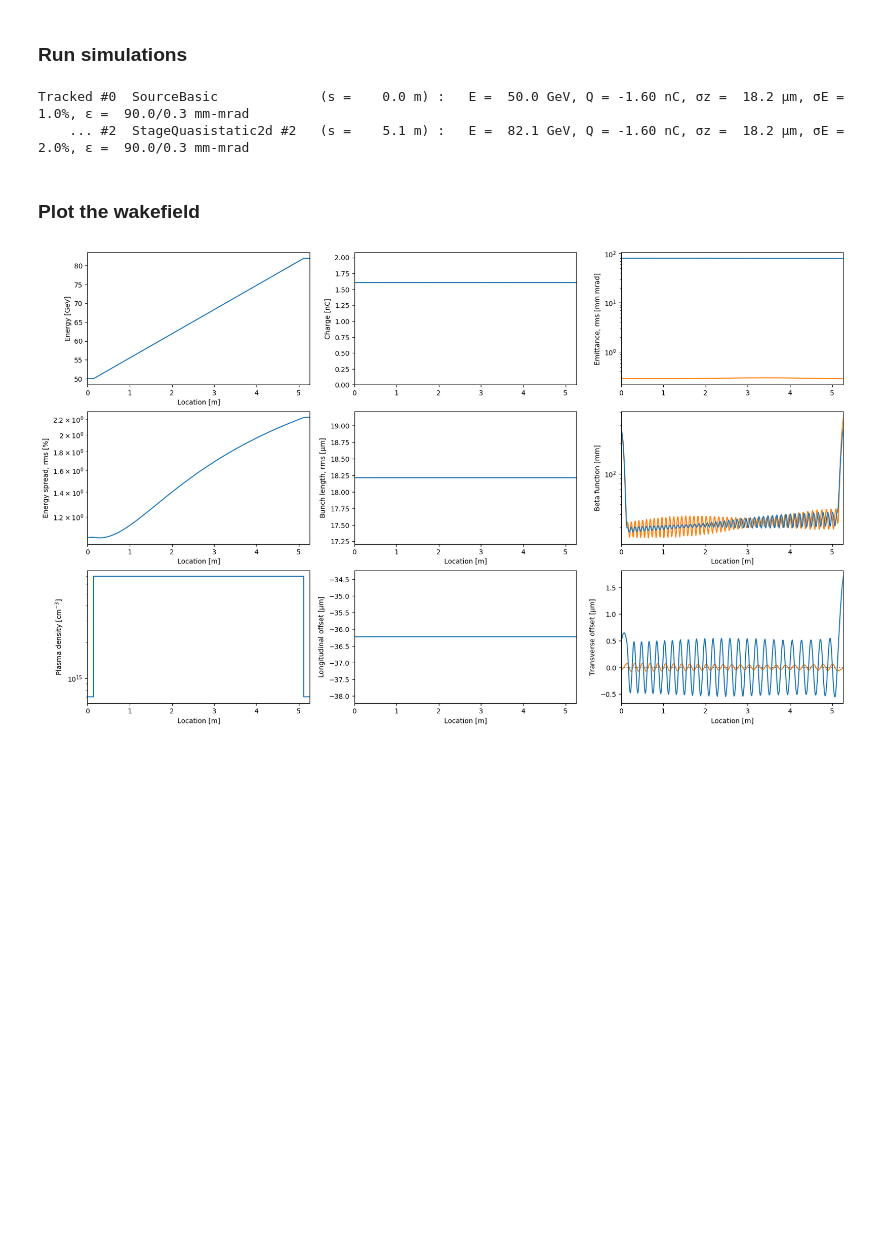
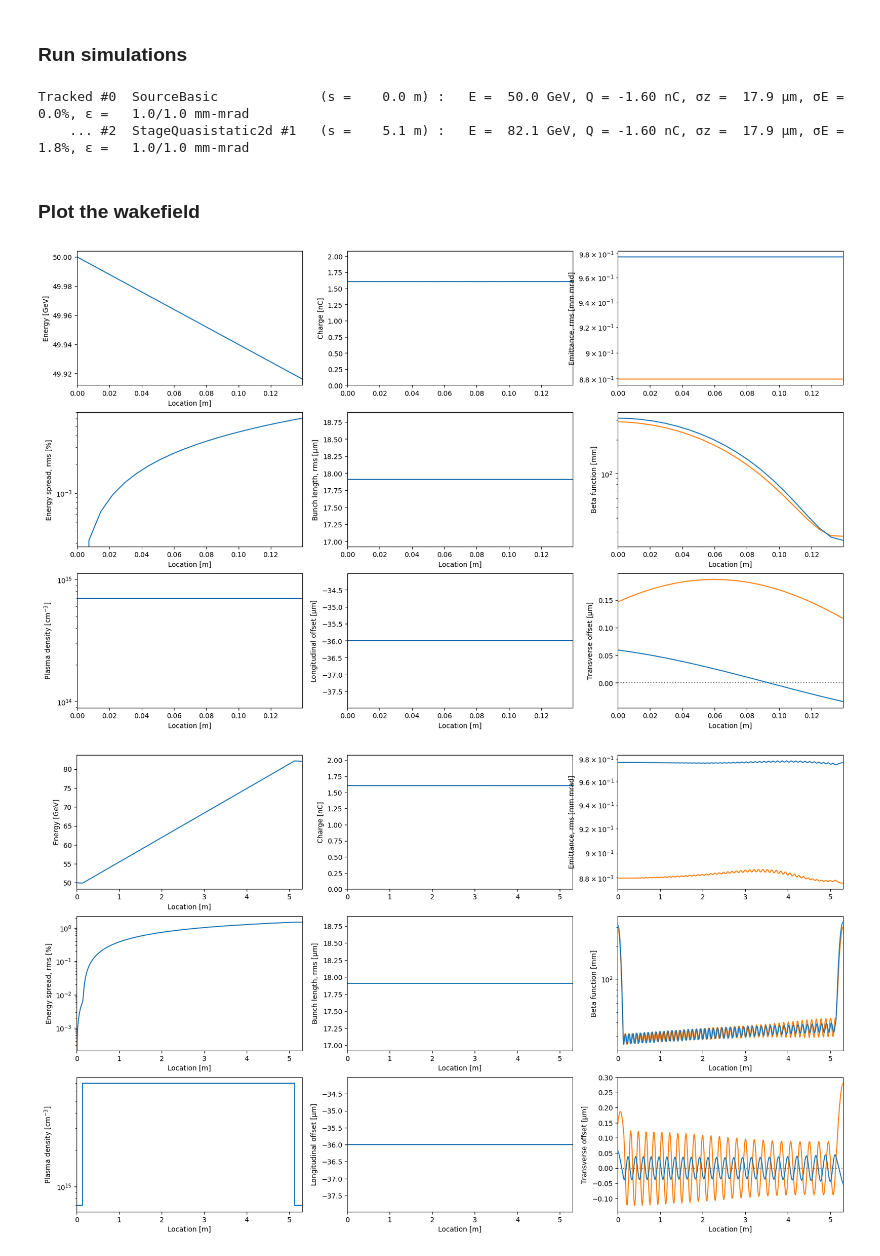
Before and after one commit to abel-framework/ABEL, a Jupyter notebook: examples/ramp_example.ipynb, the cells around one changed output. Saved outputs shown, nothing was run; the diff lists cells and outputs as text; code cells hidden in the pictures; blank space fills up the shorter version.

```diff
--- a/examples/ramp_example.ipynb
+++ b/examples/ramp_example.ipynb
@@ -45,16 +45,16 @@ stage.downramp = StageQuasistatic2d()
 source = SourceBasic()
 source.charge = -1e10 * SI.e # [C]
 source.energy = energy
-source.rel_energy_spread = 0.01
+source.rel_energy_spread = 0.00
 source.bunch_length = 18e-6 # [m]
 source.z_offset = -36e-6 # [m]
-source.emit_nx, source.emit_ny = 90e-6, 0.32e-6 # [m rad]
-#source.emit_nx, source.emit_ny = 1e-6, 1e-6 # [m rad]
-source.beta_x = stage.matched_beta_function_incoming(energy)
+#source.emit_nx, source.emit_ny = 90e-6, 0.32e-6 # [m rad]
+source.emit_nx, source.emit_ny = 1e-6, 1e-6 # [m rad]
+source.beta_x = stage.matched_beta_function(energy)
 source.beta_y = source.beta_x
 source.x_offset = 0.1e-6
 source.y_angle = 0.001e-3
-source.num_particles = 10000
+source.num_particles = 100000
 
 # define linac@
 linac = PlasmaLinac()
@@ -67,12 +67,15 @@ linac.num_stages = 1
 linac.stage.num_nodes = 8
 linac.run('ramp_example', num_shots=1, overwrite=True, parallel=False);
 # %% [output]
-Tracked #0  SourceBasic             (s =    0.0 m) :   E =  50.0 GeV, Q = -1.60 nC, σz =  18.2 µm, σE =  1.0%, ε =  90.0/0.3 mm-mrad
-    ... #2  StageQuasistatic2d #2   (s =    5.1 m) :   E =  82.1 GeV, Q = -1.60 nC, σz =  18.2 µm, σE =  2.0%, ε =  90.0/0.3 mm-mrad
+Tracked #0  SourceBasic             (s =    0.0 m) :   E =  50.0 GeV, Q = -1.60 nC, σz =  17.9 µm, σE =  0.0%, ε =   1.0/1.0 mm-mrad
+    ... #2  StageQuasistatic2d #1   (s =    5.1 m) :   E =  82.1 GeV, Q = -1.60 nC, σz =  17.9 µm, σE =  1.8%, ε =   1.0/1.0 mm-mrad
 # %% [markdown]
 ### Plot the wakefield
 # %%
 # plot the first-stage wakefield
+linac.stage.upramp.plot_evolution()
 linac.stage.plot_evolution()
+linac.stage.downramp.plot_evolution()
 # %% [output]
-[figure, old version]
+[figure, new version]
+[figure, added]
```
Also changed, not shown: parts of 2 cells of this notebook, 3 other files.
